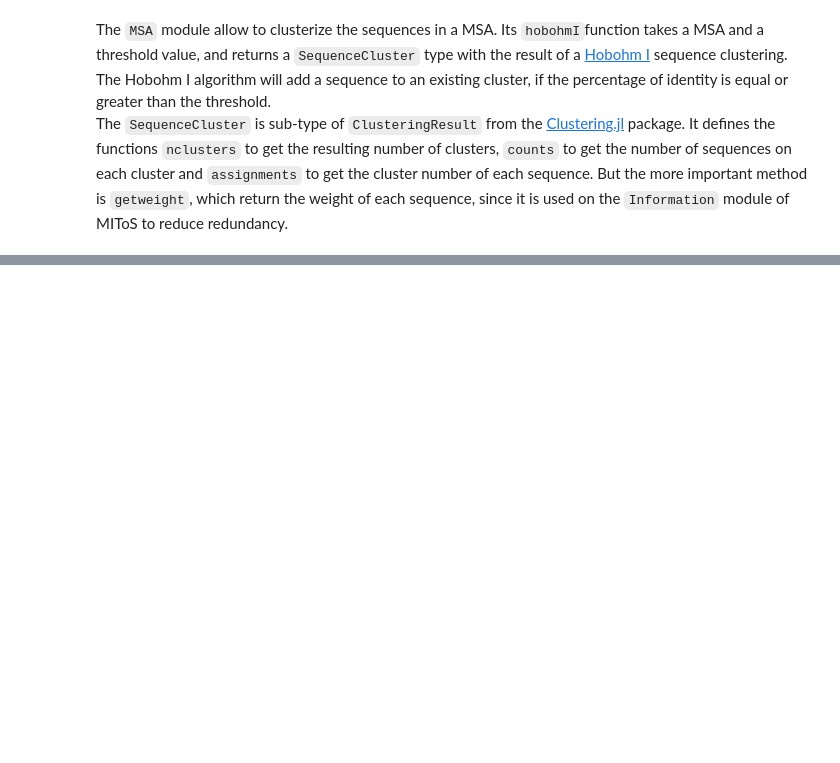
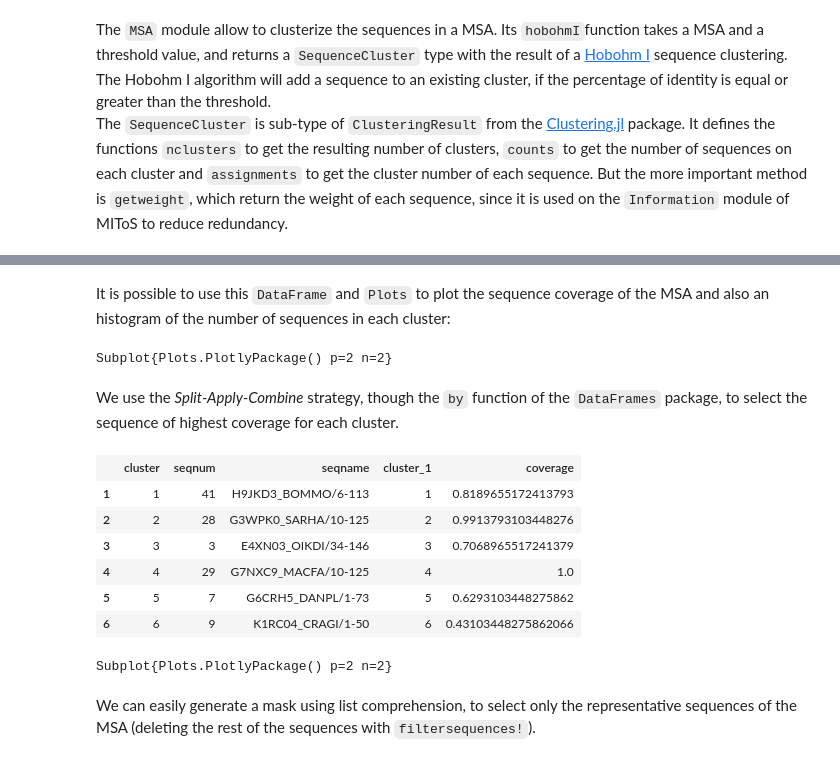
Before and after one commit to diegozea/MIToS.jl, a Jupyter notebook: docs/MSA.ipynb, the cells around one changed output, grey strips where cells are left out. Saved outputs shown, nothing was run; the diff lists cells and outputs as text; code cells hidden in the pictures; blank space fills up the shorter version.

```diff
--- a/docs/MSA.ipynb
+++ b/docs/MSA.ipynb
@@ -744,5 +752,7 @@ The `SequenceCluster` is sub-type of `ClusteringResult` from the [Clustering.jl<
 # %%
-msa = read("http://pfam.xfam.org/family/PF07388/alignment/full", Stockholm)
+msa = read("http://pfam.xfam.org/family/PF09776/alignment/full", Stockholm)
+
+println("This MSA has ", nsequences(msa), " sequences...")
 # %% [output]
   % Total    % Received % Xferd  Average Speed   Time    Time     Time  Current
                                  Dload  Upload   Total   Spent    Left  Speed
@@ -822,0 +761,2 @@ getweight(ap)
+# %%
+clusters = hobohmI(msa, 62)
@@ -822,0 +772,8 @@ getweight(ap)
+# %%
+using DataFrames
+
+df = DataFrame( seqnum = 1:nsequences(msa),
+                seqname = collect(names(msa)),
+                cluster = assignments(clusters), # the cluster number/index of each sequence
+                coverage = coverage(msa))
+head(df)
@@ -822,0 +789,29 @@ getweight(ap)
+# %% [markdown]
+It is possible to use this `DataFrame` and `Plots` to plot the sequence coverage of the MSA and also an histogram of the number of sequences in each cluster:
+# %%
+h = Plots.histogram(df, :cluster, ylabel="nseq")
+p = Plots.plot(df, x = :cluster, y = :coverage, linetype=:scatter)
+Plots.subplot(p, h, nc=1, xlim=(0, nclusters(clusters)+1 ))
+# %% [output]
+Subplot{Plots.PlotlyPackage() p=2 n=2}
+# %% [markdown]
+We use the *Split-Apply-Combine* strategy, though the `by` function of the `DataFrames` package, to select the sequence of highest coverage for each cluster.
+# %%
+maxcoverage = by(df, :cluster, cl -> cl[ findmax(cl[:coverage])[2] ,:])
+head(maxcoverage)
+# %% [output]
+|  | cluster | seqnum | seqname | cluster_1 | coverage |
+| 1 | 1 | 41 | H9JKD3_BOMMO/6-113 | 1 | 0.8189655172413793 |
+| 2 | 2 | 28 | G3WPK0_SARHA/10-125 | 2 | 0.9913793103448276 |
+| 3 | 3 | 3 | E4XN03_OIKDI/34-146 | 3 | 0.7068965517241379 |
+| 4 | 4 | 29 | G7NXC9_MACFA/10-125 | 4 | 1.0 |
+| 5 | 5 | 7 | G6CRH5_DANPL/1-73 | 5 | 0.6293103448275862 |
+| 6 | 6 | 9 | K1RC04_CRAGI/1-50 | 6 | 0.43103448275862066 |
+# %%
+h = Plots.histogram(df, :cluster, ylabel="nseq")
+p = Plots.plot(df, x = :cluster, y = :coverage, linetype=:scatter)
+Plots.subplot(p, h, nc=1, xlim=(0, nclusters(clusters)+1 ))
+# %% [output]
+Subplot{Plots.PlotlyPackage() p=2 n=2}
+# %% [markdown]
+We can easily generate a mask using list comprehension, to select only the representative sequences of the MSA (deleting the rest of the sequences with `filtersequences!`).
```
Also changed, not shown: parts of 36 cells of this notebook, 4 other files.
